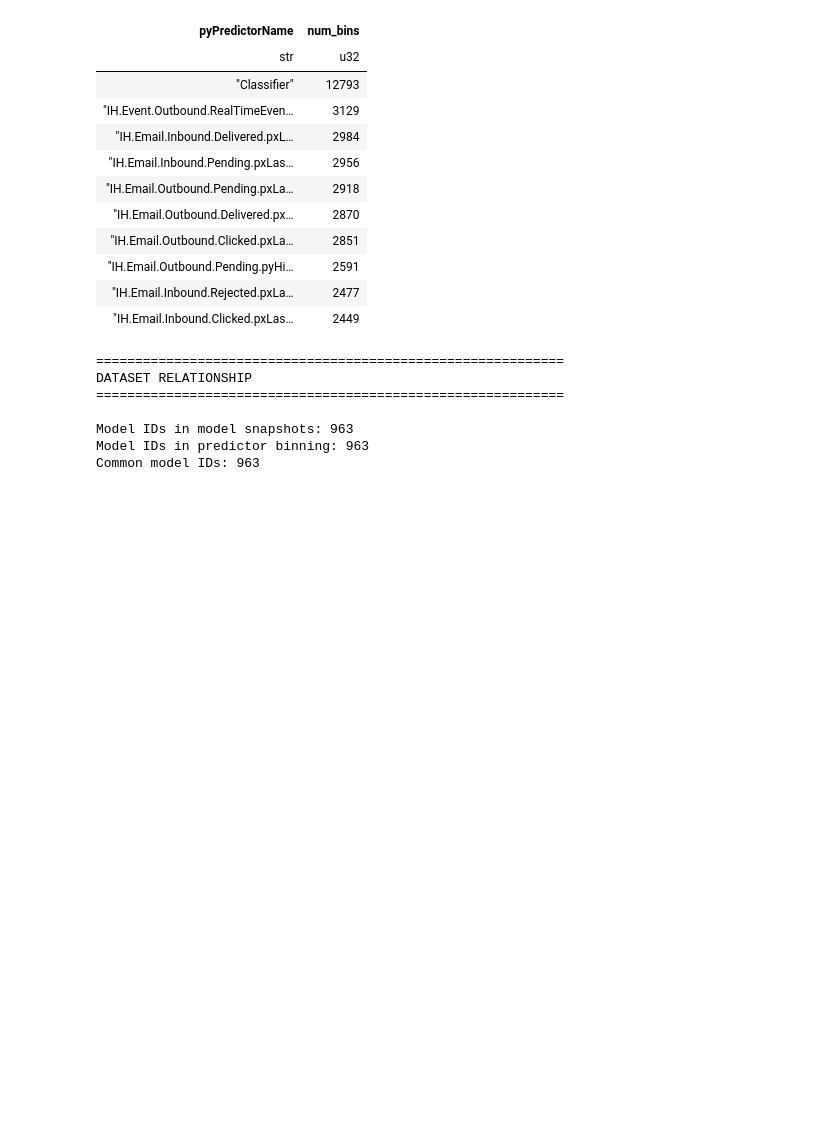
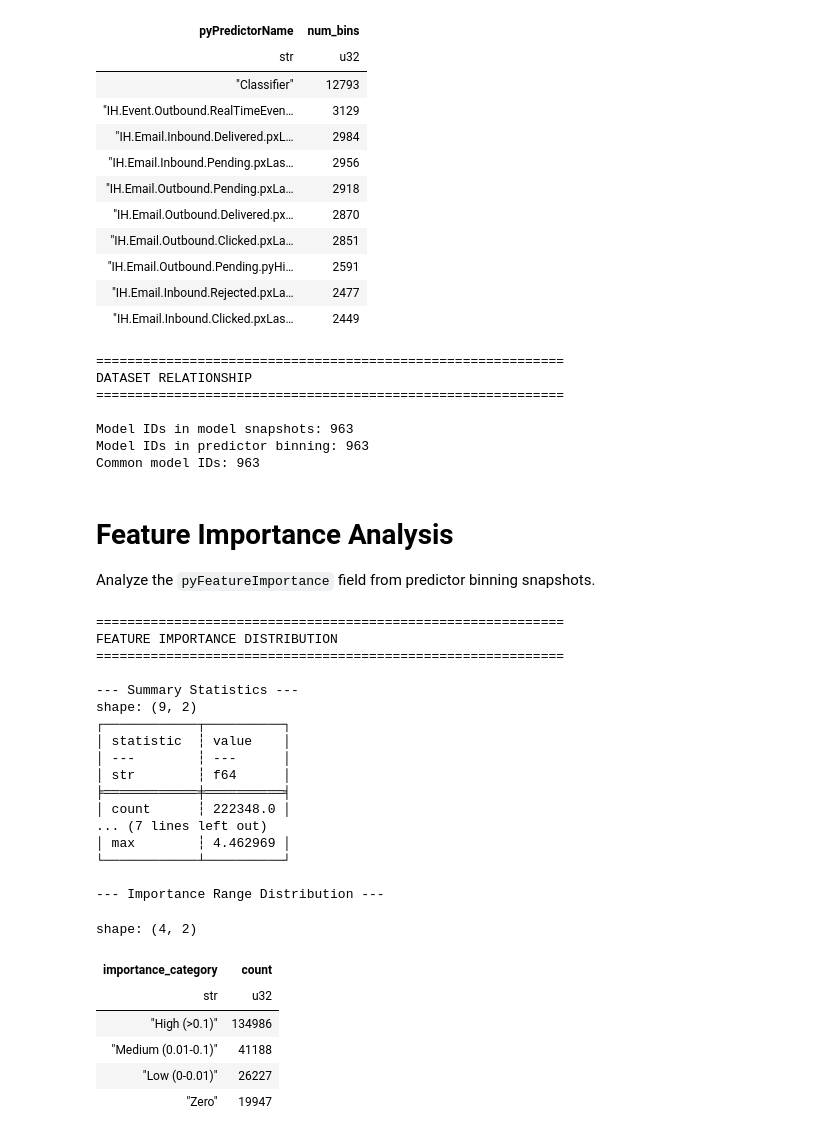
Before and after one commit to bosnbos/xai-fidelity-benchmark, a Jupyter notebook: notebooks/exploration.ipynb, the cells around one changed output. Cells and saved outputs as stored; diff of their text form; code cells hidden in the pictures; blank space fills up the shorter version.

```diff
--- a/notebooks/exploration.ipynb
+++ b/notebooks/exploration.ipynb
@@ -180,3 +180,58 @@ DATASET RELATIONSHIP
 Model IDs in model snapshots: 963
 Model IDs in predictor binning: 963
 Common model IDs: 963
+# %% [markdown]
+# Feature Importance Analysis
+Analyze the `pyFeatureImportance` field from predictor binning snapshots.
+# %%
+# --- Feature Importance Distribution ---
+print("=" * 60)
+print("FEATURE IMPORTANCE DISTRIBUTION")
+print("=" * 60)
+
+# Basic stats
+importance_col = df_predictor_binning["pyFeatureImportance"]
+print(f"\n--- Summary Statistics ---")
+print(importance_col.describe())
+
+# Distribution by importance ranges (using lit() for string literals)
+print(f"\n--- Importance Range Distribution ---")
+df_importance_cats = (
+    df_predictor_binning
+    .with_columns(
+        pl.when(pl.col("pyFeatureImportance") == 0)
+        .then(pl.lit("Zero"))
+        .when(pl.col("pyFeatureImportance") < 0.01)
+        .then(pl.lit("Low (0-0.01)"))
+        .when(pl.col("pyFeatureImportance") < 0.1)
+        .then(pl.lit("Medium (0.01-0.1)"))
+        .otherwise(pl.lit("High (>0.1)"))
+        .alias("importance_category")
+    )
+)
+df_importance_cats.group_by("importance_category").agg(pl.len().alias("count")).sort("count", descending=True)
+# %% [output]
+============================================================
+FEATURE IMPORTANCE DISTRIBUTION
+============================================================
+
+--- Summary Statistics ---
+shape: (9, 2)
+┌────────────┬──────────┐
+│ statistic  ┆ value    │
+│ ---        ┆ ---      │
+│ str        ┆ f64      │
+╞════════════╪══════════╡
+│ count      ┆ 222348.0 │
+... (7 lines left out)
+│ max        ┆ 4.462969 │
+└────────────┴──────────┘
+
+--- Importance Range Distribution ---
+shape: (4, 2)
+| importance_category | count |
+| str | u32 |
+| "High (>0.1)" | 134986 |
+| "Medium (0.01-0.1)" | 41188 |
+| "Low (0-0.01)" | 26227 |
+| "Zero" | 19947 |
```
Also changed, not shown: parts of 4 cells of this notebook.
